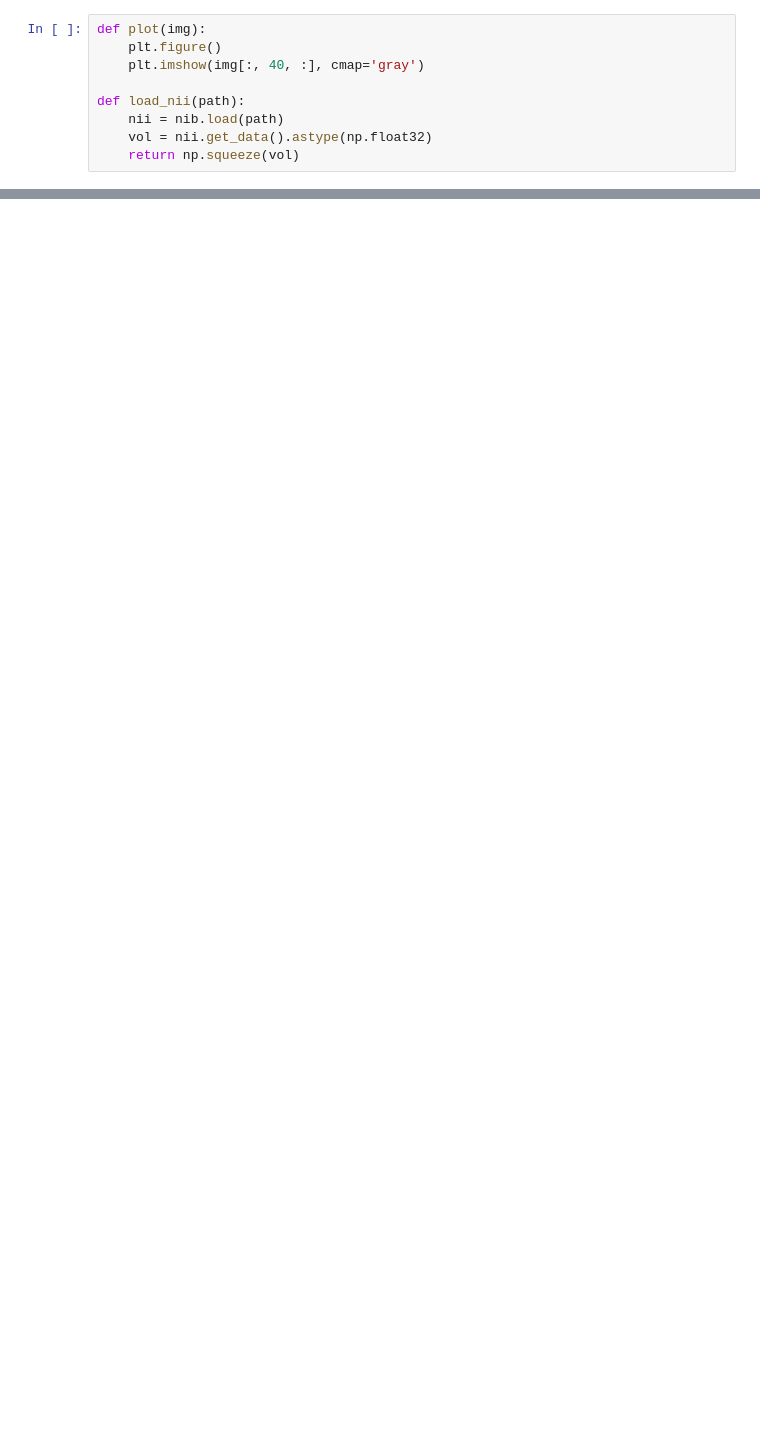
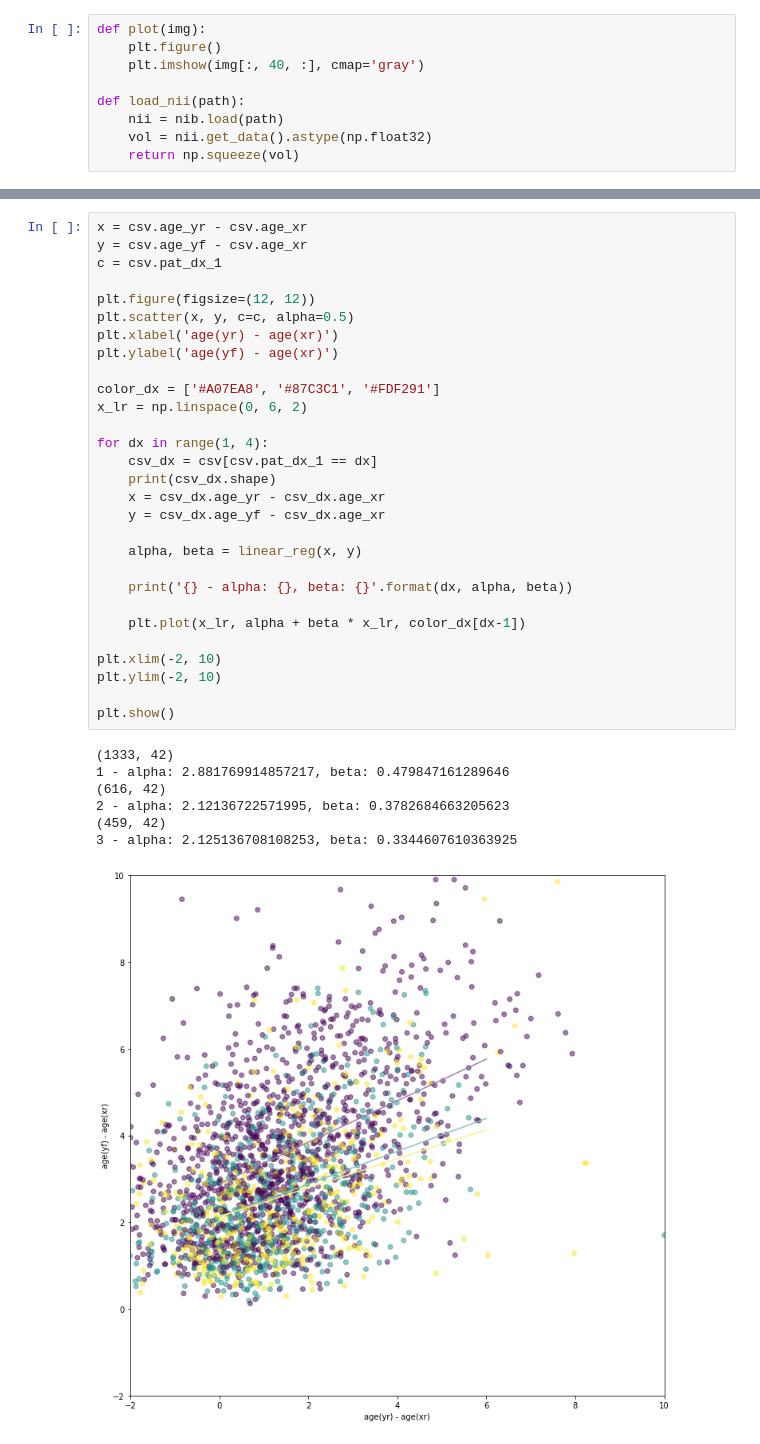
Before and after one commit to Untribium/agemorph, a Jupyter notebook: models/red_gan/src/age_prediction.ipynb, the cells around one changed output, grey strips where cells are left out. Saved outputs shown, nothing was run; the diff lists cells and outputs as text; blank space fills up the shorter version.

```diff
--- a/models/red_gan/src/age_prediction.ipynb
+++ b/models/red_gan/src/age_prediction.ipynb
@@ -273,0 +263,37 @@ beta: nan
+# %%
+x = csv.age_yr - csv.age_xr
+y = csv.age_yf - csv.age_xr
+c = csv.pat_dx_1
+
+plt.figure(figsize=(12, 12))
+plt.scatter(x, y, c=c, alpha=0.5)
+plt.xlabel('age(yr) - age(xr)')
+plt.ylabel('age(yf) - age(xr)')
+
+color_dx = ['#A07EA8', '#87C3C1', '#FDF291']
+x_lr = np.linspace(0, 6, 2)
+
+for dx in range(1, 4):
+    csv_dx = csv[csv.pat_dx_1 == dx]
+    print(csv_dx.shape)
+    x = csv_dx.age_yr - csv_dx.age_xr
+    y = csv_dx.age_yf - csv_dx.age_xr
+
+    alpha, beta = linear_reg(x, y)
+
+    print('{} - alpha: {}, beta: {}'.format(dx, alpha, beta))
+
+    plt.plot(x_lr, alpha + beta * x_lr, color_dx[dx-1])
+
+plt.xlim(-2, 10)
+plt.ylim(-2, 10)
+
+plt.show()
+# %% [output]
+(1333, 42)
+1 - alpha: 2.881769914857217, beta: 0.479847161289646
+(616, 42)
+2 - alpha: 2.12136722571995, beta: 0.3782684663205623
+(459, 42)
+3 - alpha: 2.125136708108253, beta: 0.3344607610363925
+[figure, added]
```
Also changed, not shown: parts of 15 cells of this notebook, 9 other files.
